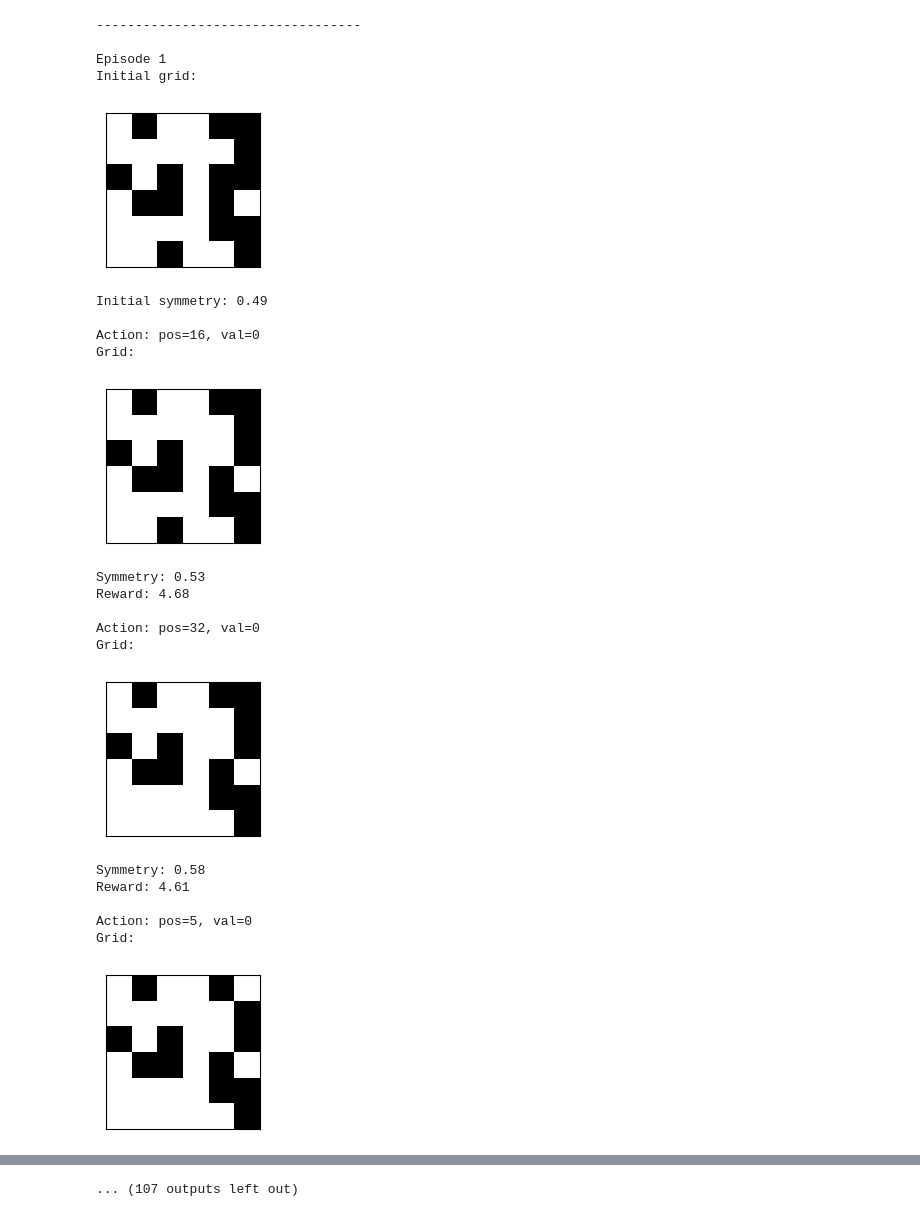
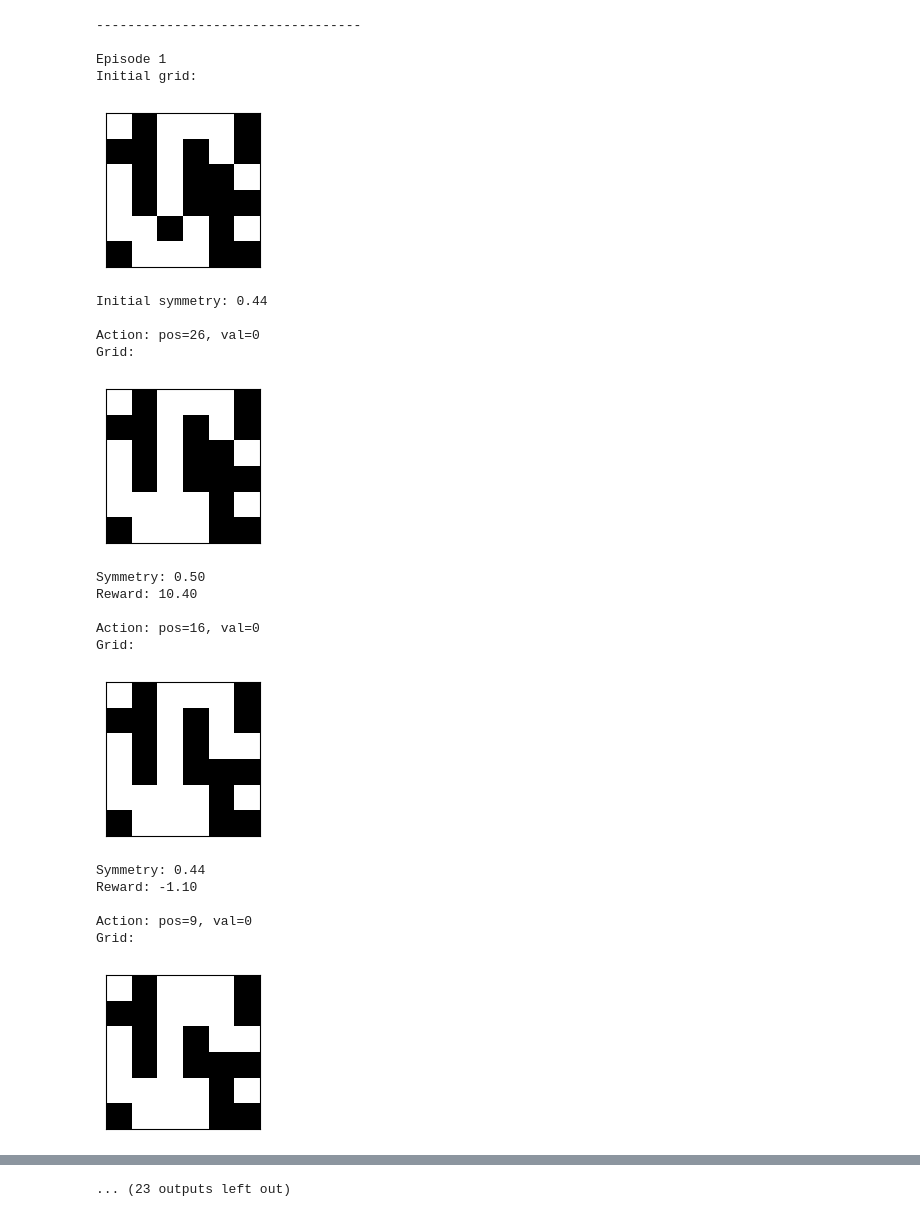
Before and after one commit to jnlindsay/ml-infrastructure, a Jupyter notebook: src/notebooks/symmetry_restoration.ipynb, the cells around one changed output, grey strips where cells are left out. Saved outputs shown, nothing was run; the diff lists cells and outputs as text; code cells hidden in the pictures.

```diff
--- a/src/notebooks/symmetry_restoration.ipynb
+++ b/src/notebooks/symmetry_restoration.ipynb
@@ -14,7 +14,7 @@ hashed_config = {
     'step_penalty': -0.0,
     'revisited_penalty': -5.0,
     'partial_reward_weight': 100.0,
-    'max_steps': HEIGHT * WIDTH * 2,
+    'max_steps': (HEIGHT * WIDTH) * 2,
     'allowed_revisits': 999999999,
     'redundant_move_penalty': -5.0,
     'learning_total_timesteps': 1_000_000,
@@ -31,7 +31,7 @@ loggers = Logger(
     output_formats=[HumanOutputFormat(sys.stdout), MLflowOutputFormat()],
 )
 
-model = train_agent(hashed_config, unhashed_config, load_if_exists=True, loggers=loggers)
+model = train_agent(hashed_config, unhashed_config, load_if_exists=False, loggers=loggers)
 # %% [output]
 Provided environment configuration:
 {'height': 6, 'width': 6, 'perfect_reward': 100.0, 'step_penalty': -0.0, 'revisited_penalty': -5.0, 'partial_reward_weight': 100.0, 'max_steps': 72, 'allowed_revisits': 999999999, 'redundant_move_pena ...
@@ -39,25 +53,25 @@ Loading existing model from saved_models/model_74d86421f8fce9ca.zip
 # %%
-demonstrate_agent(model, hashed_config)
+demonstrate_agent(model, hashed_config, episodes=1)
 # %% [output]
 ----------------------------------
 
 Episode 1
 Initial grid:
-[figure, old version]
+[figure, new version]
-Initial symmetry: 0.49
+Initial symmetry: 0.44
 
-Action: pos=16, val=0
+Action: pos=26, val=0
 Grid:
-[figure, old version]
+[figure, new version]
-Symmetry: 0.53
-Reward: 4.68
+Symmetry: 0.50
+Reward: 10.40
 
-Action: pos=32, val=0
+Action: pos=16, val=0
 Grid:
-[figure, old version]
+[figure, new version]
-Symmetry: 0.58
-Reward: 4.61
+Symmetry: 0.44
+Reward: -1.10
 
-Action: pos=5, val=0
+Action: pos=9, val=0
 Grid:
-[figure, old version]
+[figure, new version]
@@ -76 +90 @@ Grid:
-... (107 outputs left out)
+... (23 outputs left out)
```
Also changed, not shown: parts of 2 cells of this notebook.
